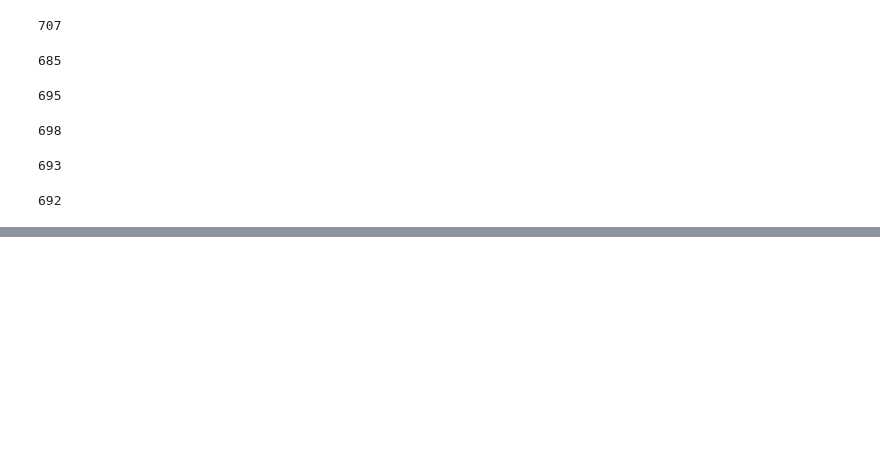
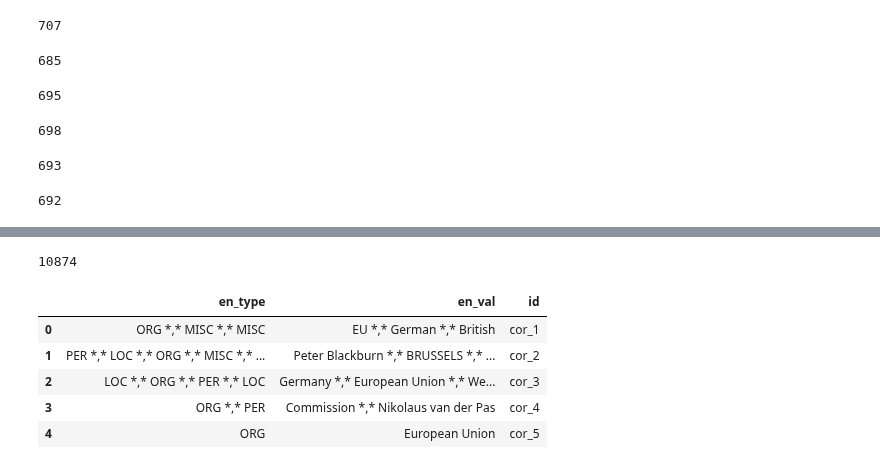
Before and after one commit to joyce04/NLP_N_Graph, a Jupyter notebook: Graph/0426_entity_graph.ipynb, the cells around one changed output, grey strips where cells are left out. Cells and saved outputs as stored; diff of their text form; code cells hidden in the pictures; blank space fills up the shorter version.

```diff
--- a/Graph/0426_entity_graph.ipynb
+++ b/Graph/0426_entity_graph.ipynb
@@ -443,0 +578,39 @@ for i in range(10):
+# %%
+file_locs = ['/Users/grace/workspace/bio_dataset/CONLL2003']
+
+
+entity_types = set()
+entities_cornell = []
+sent_id = 0
+for file_loc in file_locs:
+    medlines = list(filter(lambda x: x.endswith('.txt'), os.listdir(file_loc)))
+
+    sents = []
+    for med in medlines:
+        f = open(file_loc+'/'+med, 'r')
+        lines = f.readlines()[1:]
+
+        sent = ''
+        entities = []
+        ent_types = []
+        for l in lines:
+            l = l.replace('\n', '')
+            if l.strip():
+                ll = l.split(' ')
+                sent += ' '+ll[0]
+                entity_types.add(ll[3])
+
+                if ll[3].startswith('B'):
+                    entities.append(ll[0])
+                    ent_types.append(ll[3].replace('B-', ''))
+                elif ll[3].startswith('I'):
+                    entities[len(entities)-1] = entities[len(entities)-1] + ' ' + ll[0]
+
+                if ll[0]=='.':
+                    sents.append({'id':'cor_'+str(sent_id), 'sent':sent.strip()})
+                    sent = ''
+                    sent_id += 1
+                    entities_cornell.append({'id':'cor_'+str(sent_id), 'en_type':' *,* '.join(ent_types), 'en_val':' *,* '.join(entities)})
+
+                    entities = []
+                    ent_types = []
@@ -443,0 +633,14 @@ for i in range(10):
+# %%
+len(df_sent_cornell.id.unique())
+# %% [output]
+10874
+# %%
+df_cornell = pd.DataFrame(entities_cornell)
+df_cornell.head()
+# %% [output]
+|  | en_type | en_val | id |
+| 0 | ORG *,* MISC *,* MISC | EU *,* German *,* British | cor_1 |
+| 1 | PER *,* LOC *,* ORG *,* MISC *,* ... | Peter Blackburn *,* BRUSSELS *,* ... | cor_2 |
+| 2 | LOC *,* ORG *,* PER *,* LOC | Germany *,* European Union *,* We... | cor_3 |
+| 3 | ORG *,* PER | Commission *,* Nikolaus van der Pas | cor_4 |
+| 4 | ORG | European Union | cor_5 |
```
Also changed, not shown: parts of 17 cells of this notebook, 1 other file.
